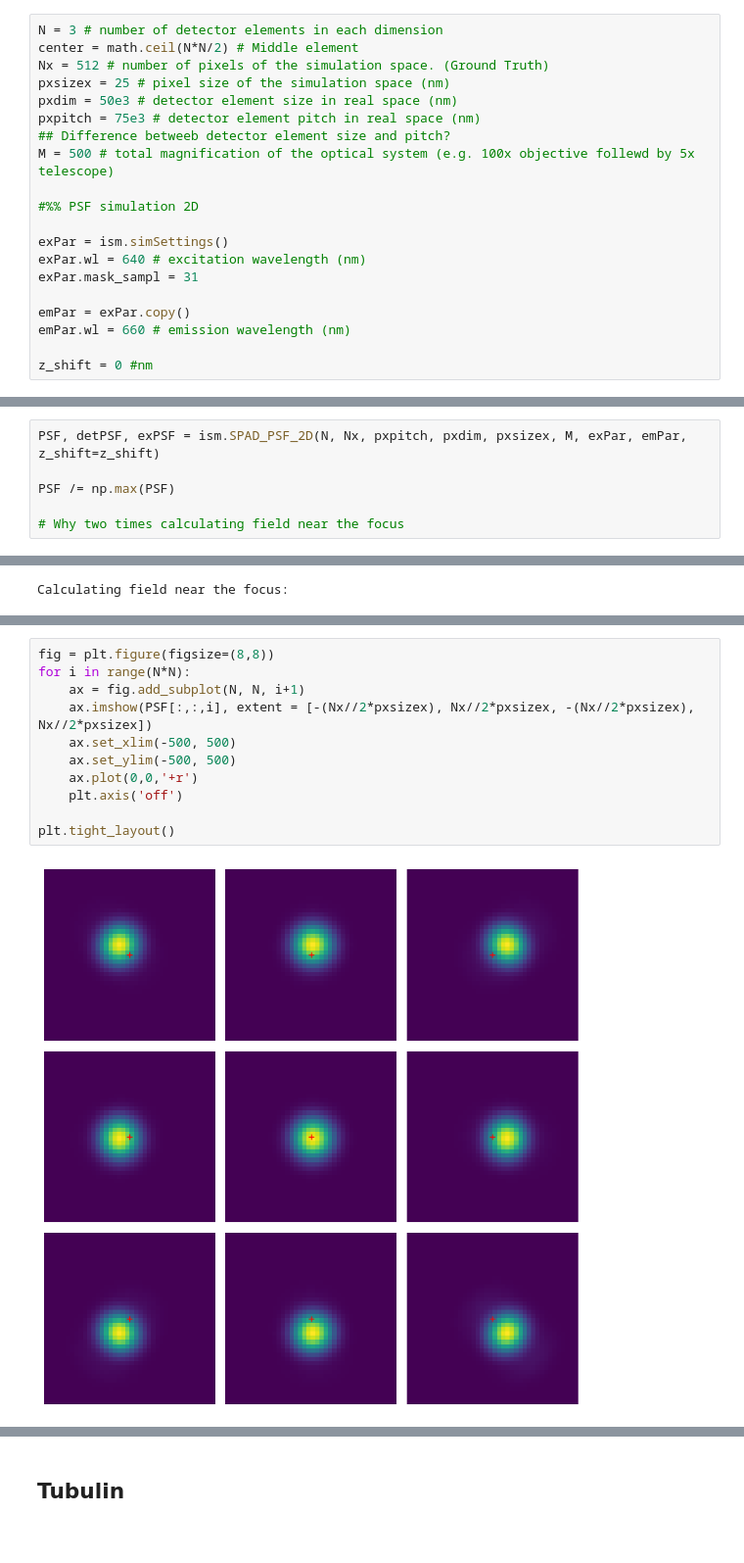
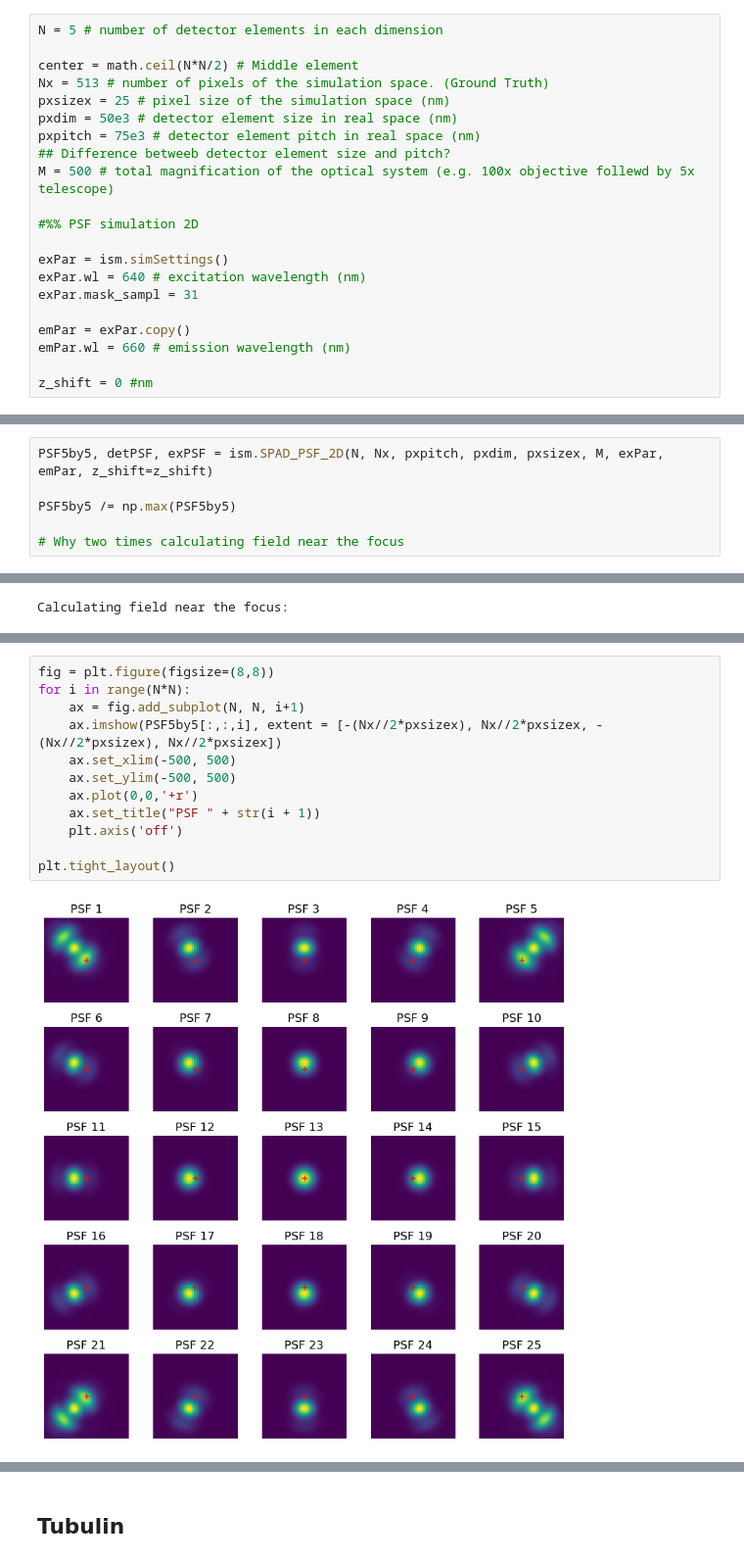
Before and after one commit to ajaygunalan/BrightEyes-ISM, a Jupyter notebook: compressive_ism/Compressive-ISM.ipynb, the cells around one changed output, grey strips where cells are left out. Shown at 98% size. Cells and saved outputs as stored; diff of their text form.

```diff
--- a/compressive_ism/Compressive-ISM.ipynb
+++ b/compressive_ism/Compressive-ISM.ipynb
@@ -22,9 +23,10 @@ import brighteyes_ism.simulation.Tubulin_sim as simTub
 # %% [markdown]
 ### Simulation settings and SPAD array parameters
 # %%
-N = 3 # number of detector elements in each dimension
+N = 5 # number of detector elements in each dimension
+
 center = math.ceil(N*N/2) # Middle element
-Nx = 512 # number of pixels of the simulation space. (Ground Truth)
+Nx = 513 # number of pixels of the simulation space. (Ground Truth)
 pxsizex = 25 # pixel size of the simulation space (nm)
 pxdim = 50e3 # detector element size in real space (nm)
 pxpitch = 75e3 # detector element pitch in real space (nm)
@@ -44,9 +46,9 @@ z_shift = 0 #nm
 # %% [markdown]
 ### Generate excitation PSF and detection PSFs
 # %%
-PSF, detPSF, exPSF = ism.SPAD_PSF_2D(N, Nx, pxpitch, pxdim, pxsizex, M, exPar, emPar, z_shift=z_shift)
+PSF5by5, detPSF, exPSF = ism.SPAD_PSF_2D(N, Nx, pxpitch, pxdim, pxsizex, M, exPar, emPar, z_shift=z_shift)
 
-PSF /= np.max(PSF)
+PSF5by5 /= np.max(PSF5by5)
 
 # Why two times calculating field near the focus
 # %% [output]
@@ -55,13 +59,14 @@ Calculating field near the focus:
 # %%
 fig = plt.figure(figsize=(8,8))
 for i in range(N*N):
     ax = fig.add_subplot(N, N, i+1)
-    ax.imshow(PSF[:,:,i], extent = [-(Nx//2*pxsizex), Nx//2*pxsizex, -(Nx//2*pxsizex), Nx//2*pxsizex])
+    ax.imshow(PSF5by5[:,:,i], extent = [-(Nx//2*pxsizex), Nx//2*pxsizex, -(Nx//2*pxsizex), Nx//2*pxsizex])
     ax.set_xlim(-500, 500)
     ax.set_ylim(-500, 500)
     ax.plot(0,0,'+r')
+    ax.set_title("PSF " + str(i + 1))
     plt.axis('off')
 
 plt.tight_layout()
 # %% [output]
-[figure, old version]
+[figure, new version]
```
Also changed, not shown: parts of 22 cells of this notebook, 41 other files.
